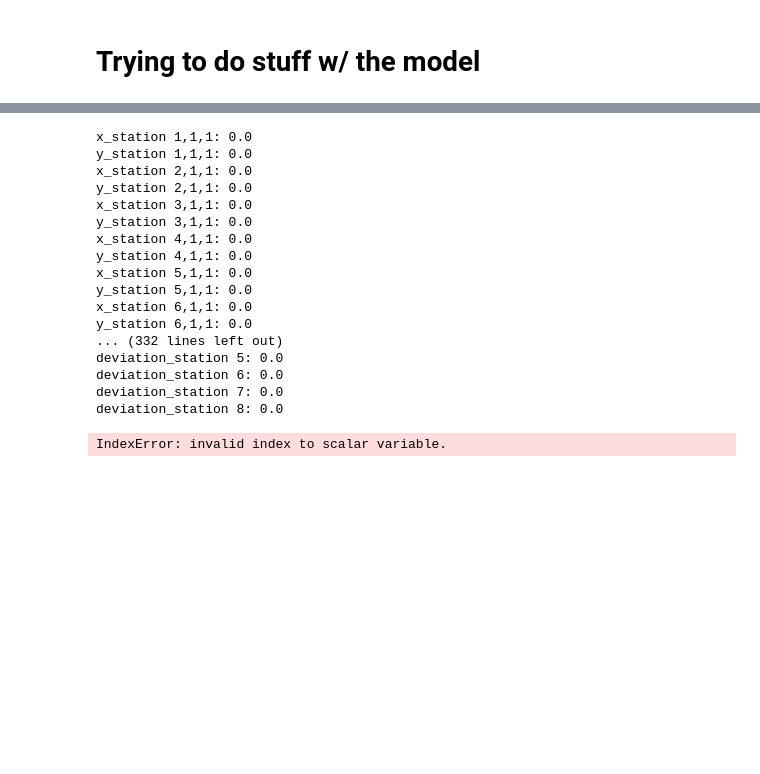
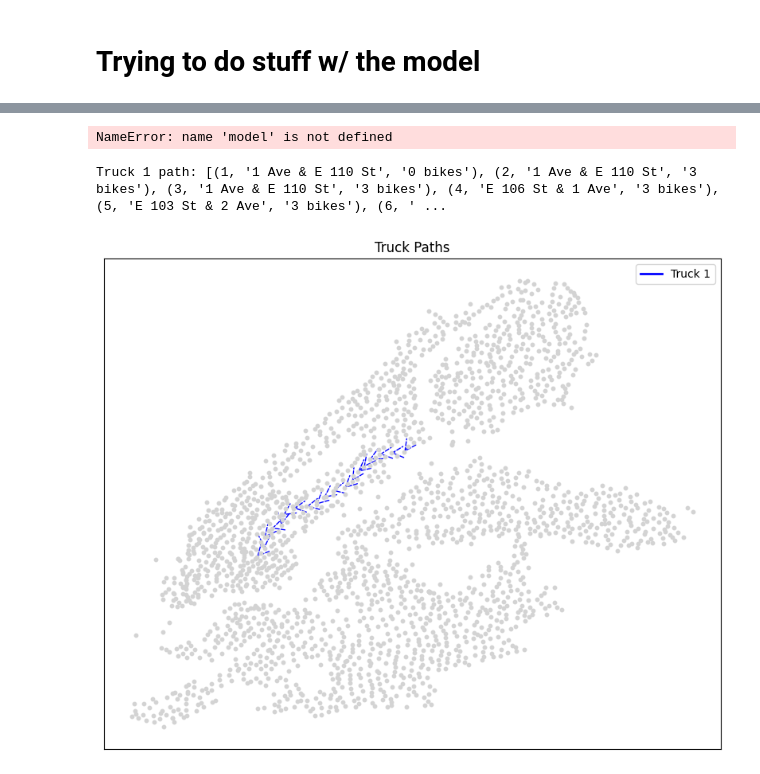
Before and after one commit to jarrettreimers/CSUREMM, a Jupyter notebook: gurobi_testing_7:1.ipynb, the cells around one changed output, grey strips where cells are left out. Drawn from its saved outputs; the diff is of its cells as text; code cells hidden in the pictures; blank space fills up the shorter version.

```diff
--- a/gurobi_testing_7:1.ipynb
+++ b/gurobi_testing_7:1.ipynb
@@ -926,7 +926,7 @@ from datetime import timedelta
 import pickle
 import seaborn as sns
 # %%
-with open('/Users/Timothy/Documents/CSUREMM-main/data/data.pickle', 'rb') as f:
+with open('/Users/andrewyoo/PycharmProjects/CSUREMM/data.pickle', 'rb') as f:
     station_data = pickle.load(f)
 
 cluster_model = ClusterModel(station_data=station_data, in_transit=[], tph=4)
@@ -937,14 +966,24 @@ for station in stations:
     start_levels[station] = 0
     optimal_levels[station] = 0
 
-start_levels['5th Ave & E 63 St'] = 3
-optimal_levels['5th Ave & E 72 St'] = 3
+start_levels['1 Ave & E 110 St'] = 3
+optimal_levels['E 10 St & 2 Ave'] = 3
 
 neighbors = {}
 for s in stations:
     limit = 0.05
-    neighbors[s] = [s1 for s1 in stations if np.linalg.norm(np.array(positions[s] - np.array(positions[s1]))) < L]
+    neighbors[s] = [s1 for s1 in stations if np.linalg.norm(np.array(positions[s] - np.array(positions[s1]))) < limit]
 
-T = 20
+T = 40
 K = 1
 L = 3
+# %%
+over_stations, under_stations, balanced_stations = [], [], []
+# Fill over and under stations
+for station in stations:
+    if start_levels[station] > optimal_levels[station]:
+        over_stations.append(station)
+    elif start_levels[station] < optimal_levels[station]:
+        under_stations.append(station)
+    else:
+        balanced_stations.append(station)
@@ -1061,20 +1116,4 @@ GurobiError: Model too large for size-limited license; visit https://gurobi.com/
 for v in model.getVars():
     print(f"{v.varName}: {v.x}")
 # %% [output]
-x_station 1,1,1: 0.0
-y_station 1,1,1: 0.0
-x_station 2,1,1: 0.0
-y_station 2,1,1: 0.0
-x_station 3,1,1: 0.0
-y_station 3,1,1: 0.0
-x_station 4,1,1: 0.0
-y_station 4,1,1: 0.0
-x_station 5,1,1: 0.0
-y_station 5,1,1: 0.0
-x_station 6,1,1: 0.0
-y_station 6,1,1: 0.0
-... (332 lines left out)
-deviation_station 5: 0.0
-deviation_station 6: 0.0
-deviation_station 7: 0.0
-deviation_station 8: 0.0
+NameError: name 'model' is not defined
@@ -1142,34 +1156,35 @@ def plot_paths(truck_paths):
         G.add_node(station)
 
     # Add edges with arrows for each truck path
     for k, path in truck_paths.items():
         for i in range(len(path) - 1):
             t1, s1 = path[i][:2]
             t2, s2 = path[i + 1][:2]
             G.add_edge(s1, s2, truck=k, time_step=t1)
 
     edge_colors = ['blue', 'red', 'green', 'purple']  # Different colors for different trucks
     # edge_styles = ['solid', 'dashed']  # Different styles for different trucks
 
     plt.figure(figsize=(10, 8))
     for k, path in truck_paths.items():
         # edges = [(path[i][1], path[i + 1][1]) for i in range(len(path) - 1)]
         # The above includes time steps where the trucks don't move. Below I have removed such trips
         edges = [(path[i][1], path[i + 1][1]) for i in range(len(path) - 1) if path[i][1] != path[i + 1][1]]
-        nx.draw_networkx_edges(G, positions, edgelist=edges, arrowstyle='->', arrowsize=15,
+        nx.draw_networkx_edges(G, positions, edgelist=edges, arrowstyle='->', arrowsize=25,
                                edge_color=edge_colors[k - 1], style='dashed', label=f'Truck {k}')
 
-    nx.draw_networkx_nodes(G, positions, node_size=500, node_color='lightgray')
-    nx.draw_networkx_labels(G, positions, font_size=10)
+    nx.draw_networkx_nodes(G, positions, node_size=10, node_color='lightgray')
+   # nx.draw_networkx_labels(G, positions, font_size=10)
 
     from matplotlib.lines import Line2D
     legend_handles = [Line2D([0], [0], color=edge_colors[k - 1], lw=2, label=f'Truck {k}') for k in range(1, K+1)]
     plt.legend(handles=legend_handles)
 
     plt.title("Truck Paths")
     plt.show()
 
 # Plot the paths
 plot_paths(truck_paths)
 # %% [output]
-IndexError: invalid index to scalar variable.
+Truck 1 path: [(1, '1 Ave & E 110 St', '0 bikes'), (2, '1 Ave & E 110 St', '3 bikes'), (3, '1 Ave & E 110 St', '3 bikes'), (4, 'E 106 St & 1 Ave', '3 bikes'), (5, 'E 103 St & 2 Ave', '3 bikes'), (6, ' ...
+[figure, added]
```
Also changed, not shown: parts of 12 cells of this notebook.
